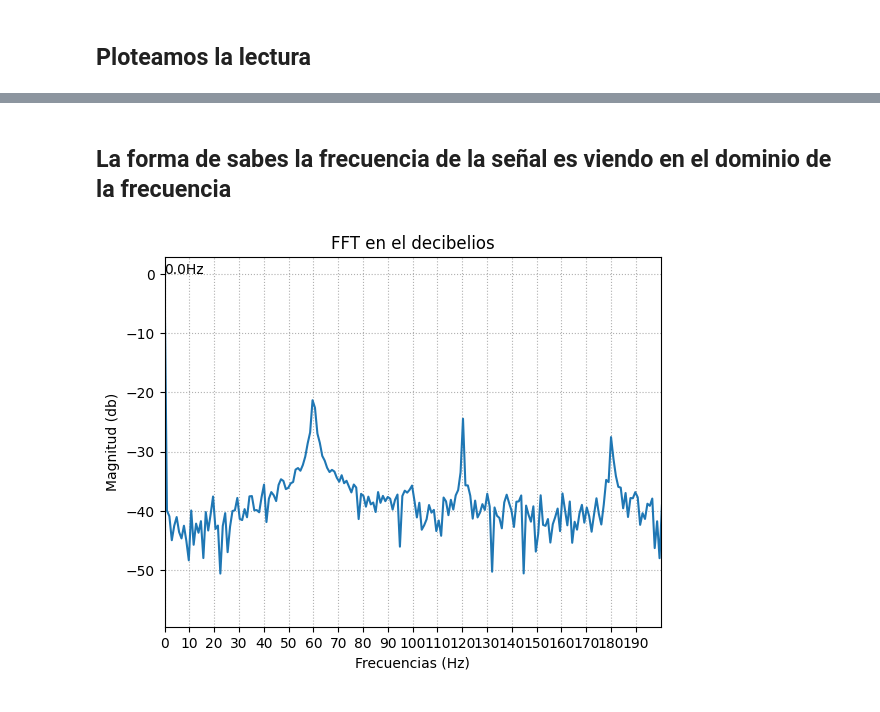
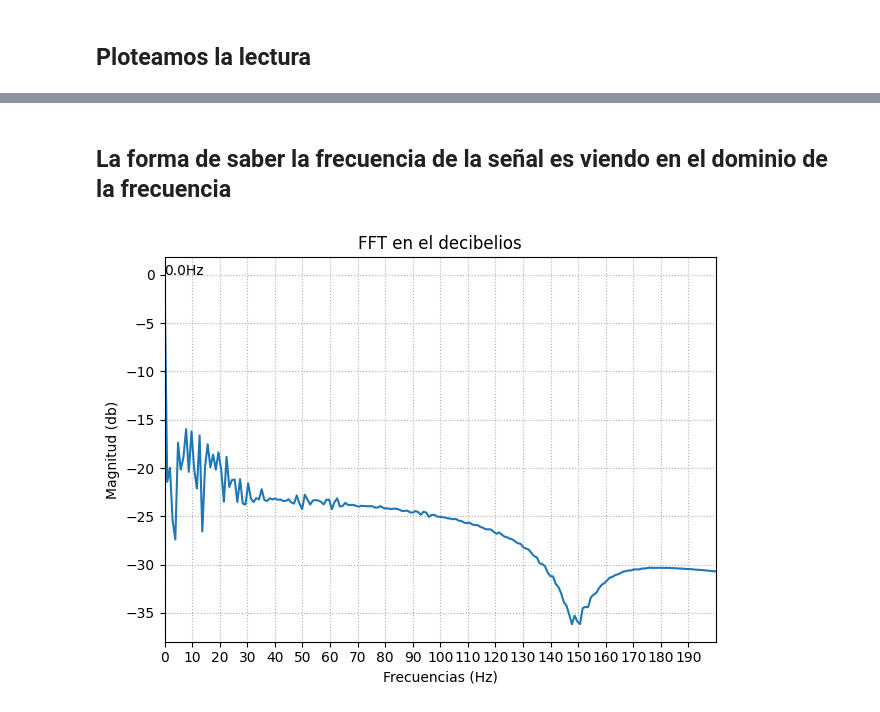
Before and after one commit to Grupo2-IntroduccionSenalesMedicas/S_biomedica, a Jupyter notebook: Programación/Laboratorio 4/SignalPlot.ipynb, the cells around one changed output, grey strips where cells are left out. Saved outputs shown, nothing was run; the diff lists cells and outputs as text; code cells hidden in the pictures.

```diff
--- a/Programación/Laboratorio 4/SignalPlot.ipynb
+++ b/Programación/Laboratorio 4/SignalPlot.ipynb
@@ -23,10 +33,31 @@ len(t)*Ts
 # %% [markdown]
 ## Ploteamos la lectura
 # %%
+x1 = 75; x2 = 80
+fsize = 8
+
+fig = plt.figure(figsize = (fsize,4))
 plt.plot(t, array, label="señal")      # graficamos la señal
 plt.grid(linestyle=":")
+plt.title(file)
+plt.xlim(x1,x2)
+plt.ylim(-0.4,0.75)
+plt.axhline(0.0, color='k')
 plt.xlabel("Tiempo (s)")
-plt.ylabel("Amplitud")
+plt.ylabel("Amplitud (mV)")
+
+# Calculamos el intervalo RR
+t1 = 76000; t2 = 78000; tmid = int(np.ceil((t1+t2)/2))
+
+R1 = t[np.argmax(array[t1:tmid])+t1]
+R2 = t[np.argmax(array[tmid:t2])+tmid]
+IntervaloRR = R2-R1
+if (np.max(array[t1:tmid])>np.max(array[t1:tmid])):
+    y = np.max(array[t1:tmid])
+else:
+    y = np.max(array[tmid:t2])
+plt.hlines(y,R1,R2, color='r', label = 'Intervalo RR = ' + str(np.round(IntervaloRR,2)))
 plt.legend(loc="upper right")
+plt.tight_layout()
 plt.show()
 # %% [output]
@@ -33,0 +65,17 @@ plt.show()
+# %%
+# notch
+f0 = 60.0
+b,a = iirnotch(f0, 30.0, 1000.0)
+notch = filtfilt(b, a, array)
+
+plt.figure(figsize = (8,4))
+plt.plot(t, notch, label="señal")      # graficamos la señal
+plt.grid(linestyle=":")
+plt.title(file)
+plt.xlim(x1,x2)
+plt.ylim(-0.4,0.75)
+plt.axhline(0.0, color='k')
+plt.xlabel("Tiempo (s)")
+plt.ylabel("Amplitud (mV)")
+plt.legend(loc="upper right")
+plt.show()
@@ -34,28 +139,30 @@ plt.show()
 # %% [markdown]
-## La forma de sabes la frecuencia de la señal es viendo en el dominio de la frecuencia
+## La forma de saber la frecuencia de la señal es viendo en el dominio de la frecuencia
 # %%
 N = 2**10                                     # 10 bits, 0-1023
 
-signal1 = array
+signal1 = butter_lowpass_filter(aux, cutoff, fs, order)
 
 signal_fft = np.fft.fft(signal1, N)           # fft magtinud
 signal_fft = np.round(np.abs(signal_fft),3)[0:N//2] # nos quedamos con los componente de la derecha de la FFT
 signal_aux = signal_fft/signal_fft.max()     # hallamos el maximo para pasar la magnitud a escala db
 
 with np.errstate(divide='ignore'):
     signal_fft_db = 10*np.log10(signal_aux)  # , out=signal_aux, where=signal_aux >= 0 para evitar division por zero
 
 F_list = np.linspace(0,Fs/2, N//2)
 F = np.round(F_list[np.argmax(signal_fft_db)], 1)   # argmax, encuentra el argumento max en un array
 
+Ffig = plt.figure()
 plt.plot(F_list, signal_fft_db)  #10 * np.log10(P / Pref) , decibelios
 plt.text(F,0, f"{F}Hz")
 plt.grid(linestyle=":")
 plt.ylabel("Magnitud (db)")
 plt.xlabel("Frecuencias (Hz)")
 plt.title("FFT en el decibelios")
 plt.xlim([0,200])
 plt.xticks(np.arange(0,200,10))
+plt.tight_layout()
 plt.show()
 # %% [output]
-[figure, old version]
+[figure, new version]
```
Also changed, not shown: parts of 7 cells of this notebook, 18 other files.
